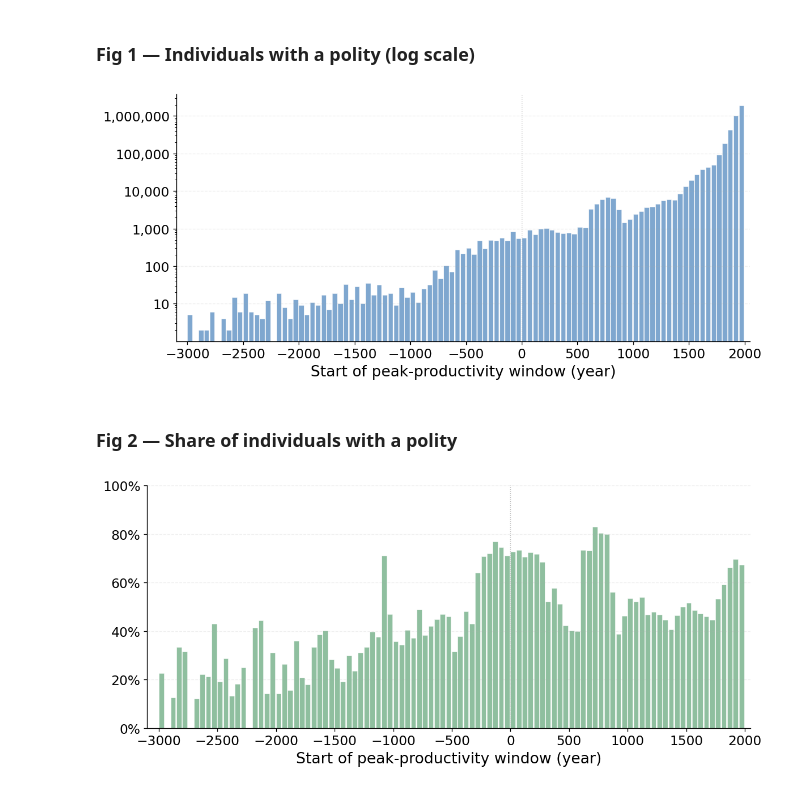
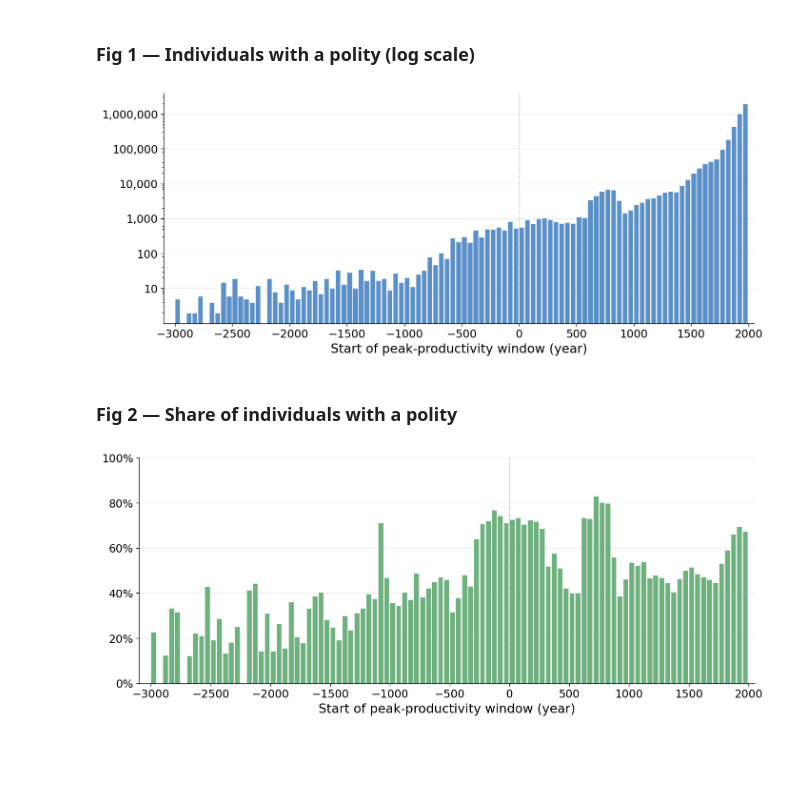
Before and after one commit to charlesdedampierre/cultura_database, a Jupyter notebook: notebooks_new/02_database_overview.ipynb, the cells around one changed output. Cells and saved outputs as stored; diff of their text form; code cells hidden in the pictures; blank space fills up the shorter version.

```diff
--- a/notebooks_new/02_database_overview.ipynb
+++ b/notebooks_new/02_database_overview.ipynb
@@ -9,7 +9,7 @@ import numpy as np
 import polars as pl
 import duckdb
 import matplotlib.pyplot as plt
-import matplotlib.ticker as ticker
+from style import *
 
 SEED = 42
 random.seed(SEED)
@@ -29,23 +29,10 @@ FICTIONAL_PLACE_TYPES = {
     'Q559618': 'fictional universe',
 }
 
-COLORS = {'count_bar': '#7fa7cf', 'percent_bar': '#8fbf9f', 'gridline': '#bbbbbb'}
-
 pl.Config.set_tbl_rows(30)
 pl.Config.set_fmt_str_lengths(60)
 
-plt.rcParams.update({
-    'figure.dpi': 120,
-    'figure.figsize': (10, 4.5),
-    'axes.spines.top': False,
-    'axes.spines.right': False,
-    'font.family': 'DejaVu Sans',
-    'axes.labelsize': 16,
-    'xtick.labelsize': 14,
-    'ytick.labelsize': 14,
-    'legend.fontsize': 13,
-    'axes.formatter.useoffset': False,
-})
+apply_style()
 # %% [markdown]
 ## External data — Wikidata work-type labels
 # %% [markdown]
@@ -604,32 +591,32 @@ shape: (20, 9)
 # %%
 fig, ax = plt.subplots()
 ax.bar(polity_share_per_bucket['bucket'], polity_share_per_bucket['individuals_with_polity'],
-       width=BUCKET_YEARS * 0.85, align='edge', color=COLORS['count_bar'], edgecolor='white', linewidth=0.3)
+       width=BUCKET_YEARS * 0.85, align='edge', color=MAIN_COLOR, edgecolor=BACKGROUND_COLOR, linewidth=0.3)
 ax.set_yscale('log')
-ax.yaxis.set_major_formatter(ticker.FuncFormatter(lambda y, _: f'{int(y):,}'))
+ax.yaxis.set_major_formatter(THOUSANDS)
 ax.set_xlabel('Start of peak-productivity window (year)')
 ax.set_xticks(range(-3000, 2001, 500))
 ax.set_xlim(-3100, 2050)
-ax.grid(axis='y', alpha=0.2, linestyle='--')
-ax.axvline(0, color=COLORS['gridline'], linestyle=':', linewidth=0.8)
+ax.grid(axis='y')
+ax.axvline(0, **REFERENCE_LINE)
 plt.tight_layout()
 plt.show()
 # %% [output]
-[figure, old version]
+[figure, new version]
 # %% [markdown]
 ### Fig 2 — Share of individuals with a polity
 # %%
 fig, ax = plt.subplots()
 ax.bar(polity_share_per_bucket['bucket'], polity_share_per_bucket['pct_with_polity'],
-       width=BUCKET_YEARS * 0.85, align='edge', color=COLORS['percent_bar'], edgecolor='white', linewidth=0.3)
+       width=BUCKET_YEARS * 0.85, align='edge', color=POLITY_MATCH_COLORS['with_polity'], edgecolor=BACKGROUND_COLOR, linewidth=0.3)
 ax.set_ylim(0, 100)
-ax.yaxis.set_major_formatter(ticker.FuncFormatter(lambda y, _: f'{int(y)}%'))
+ax.yaxis.set_major_formatter(PERCENT)
 ax.set_xlabel('Start of peak-productivity window (year)')
 ax.set_xticks(range(-3000, 2001, 500))
 ax.set_xlim(-3100, 2050)
-ax.grid(axis='y', alpha=0.2, linestyle='--')
-ax.axvline(0, color=COLORS['gridline'], linestyle=':', linewidth=0.8)
+ax.grid(axis='y')
+ax.axvline(0, **REFERENCE_LINE)
 plt.tight_layout()
 plt.show()
 # %% [output]
-[figure, old version]
+[figure, new version]
```
Also changed, not shown: parts of 1 cell of this notebook, 3 other files.
